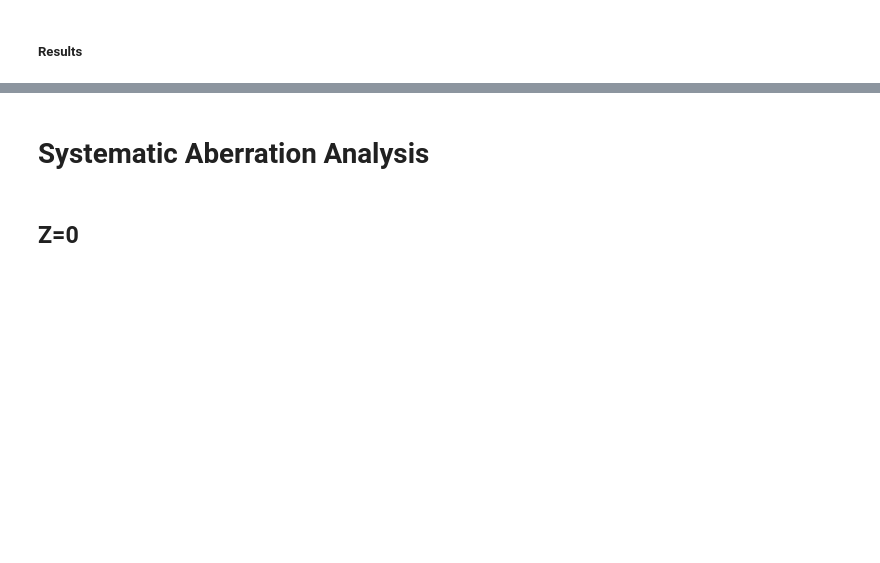
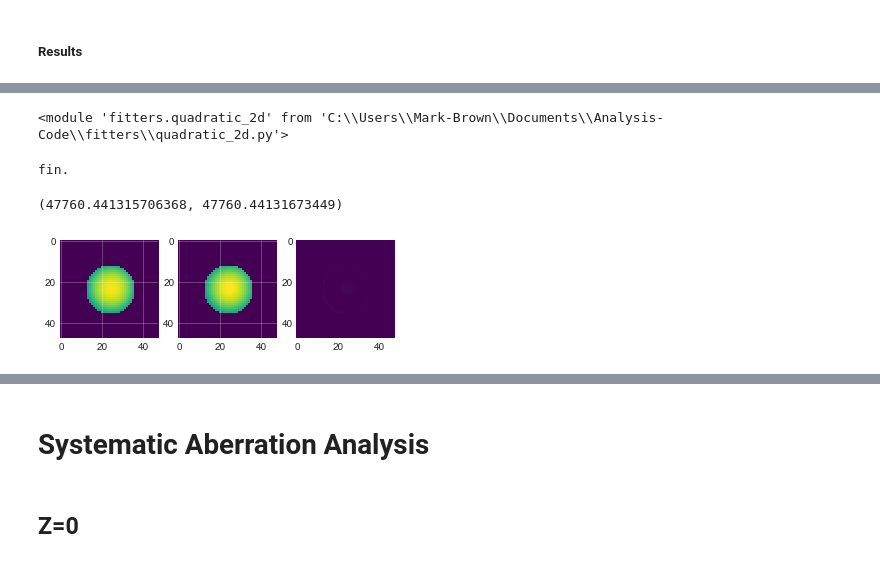
Before and after one commit to aquirdTurtle/Data-Analysis-Code, a Jupyter notebook: Aberration-Analysis.ipynb, the cells around one changed output, grey strips where cells are left out. Cells and saved outputs as stored; diff of their text form; code cells hidden in the pictures; blank space fills up the shorter version.

Commit message:
More work on aberration analysis

```diff
--- a/Aberration-Analysis.ipynb
+++ b/Aberration-Analysis.ipynb
@@ -483,0 +403,46 @@ IndexError: index 9 is out of bounds for axis 0 with size 9
+# %%
+from numpy import array as arr
+from scipy.optimize import curve_fit
+from fitters import quadratic_2d, quadratic_bump
+from importlib import reload
+reload(quadratic_2d)
+# %% [output]
+<module 'fitters.quadratic_2d' from 'C:\\Users\\Mark-Brown\\Documents\\Analysis-Code\\fitters\\quadratic_2d.py'>
+# %%
+def getRadialFreqs(data, fitAreaRadius, picScale=1, ampScale=1):
+    data = abs(data)
+    data = data * ampScale / max(data.flatten())
+    indexes = np.unravel_index(np.argmax(data), data.shape)
+    pic = data[indexes[0]]
+    xpts, ypts, fitData = [[] for _ in range(3)]
+    # Isolate list of points
+    for r, row in enumerate(pic):
+        for c, element in enumerate(row):
+            if np.sqrt((r-indexes[1])**2+(c-indexes[2])**2) < fitAreaRadius:
+                xpts.append(r)
+                ypts.append(c)
+                fitData.append(element)
+    xVals = arr(xpts) * picScale
+    yVals = arr(ypts) * picScale
+    showData = np.zeros(pic.shape)
+    for x, y, z in zip(xpts, ypts, fitData):
+        showData[x,y] = z
+    l, r = indexes[1]-2*fitAreaRadius, indexes[1]+2*fitAreaRadius
+    t, b = indexes[2]-2*fitAreaRadius, indexes[2]+2*fitAreaRadius
+    coords = [xVals, yVals]
+    fitParams, fitCov = curve_fit(quadratic_2d.f, coords, fitData,
+                                  p0=[picScale*indexes[1], picScale*indexes[2],
+                                      -mc.k_B/(10*picScale), -mc.k_B/(10*picScale), max(pic.flatten())])
+    fitResult = np.zeros(pic.shape)
+    for x, xv, y, yv in zip(xpts, xVals, ypts, yVals):
+        fitResult[x,y] = quadratic_2d.f((xv,yv), *fitParams)
+    f, axes = subplots(1,3)
+    axes[0].imshow(fitResult[l:r, t:b], vmin=0, vmax=max(showData.flatten()))
+    axes[1].imshow(showData[l:r, t:b], vmin=0, vmax=max(showData.flatten()))
+    axes[2].imshow(showData[l:r, t:b]-fitResult[l:r,t:b],vmin=0, vmax=max(showData.flatten()))
+    grid(0)
+    return (np.sqrt(-fitParams[2]/mc.Rb87_M), np.sqrt(-fitParams[3]/mc.Rb87_M))
+# %%
+data = doPropsAroundWaist(0.5e-3, 0.5e-3, 0.001, (0.95, 1.05), 5000, 10, aberration=None)
+# %% [output]
+fin.
@@ -483,0 +451,5 @@ IndexError: index 9 is out of bounds for axis 0 with size 9
+# %%
+getRadialFreqs(data, 12, picScale=1e-3/2000, ampScale=1e-3*mc.k_B)
+# %% [output]
+(47760.441315706368, 47760.44131673449)
+[figure, added]
```
Also changed, not shown: parts of 47 cells of this notebook, 1 other file.
